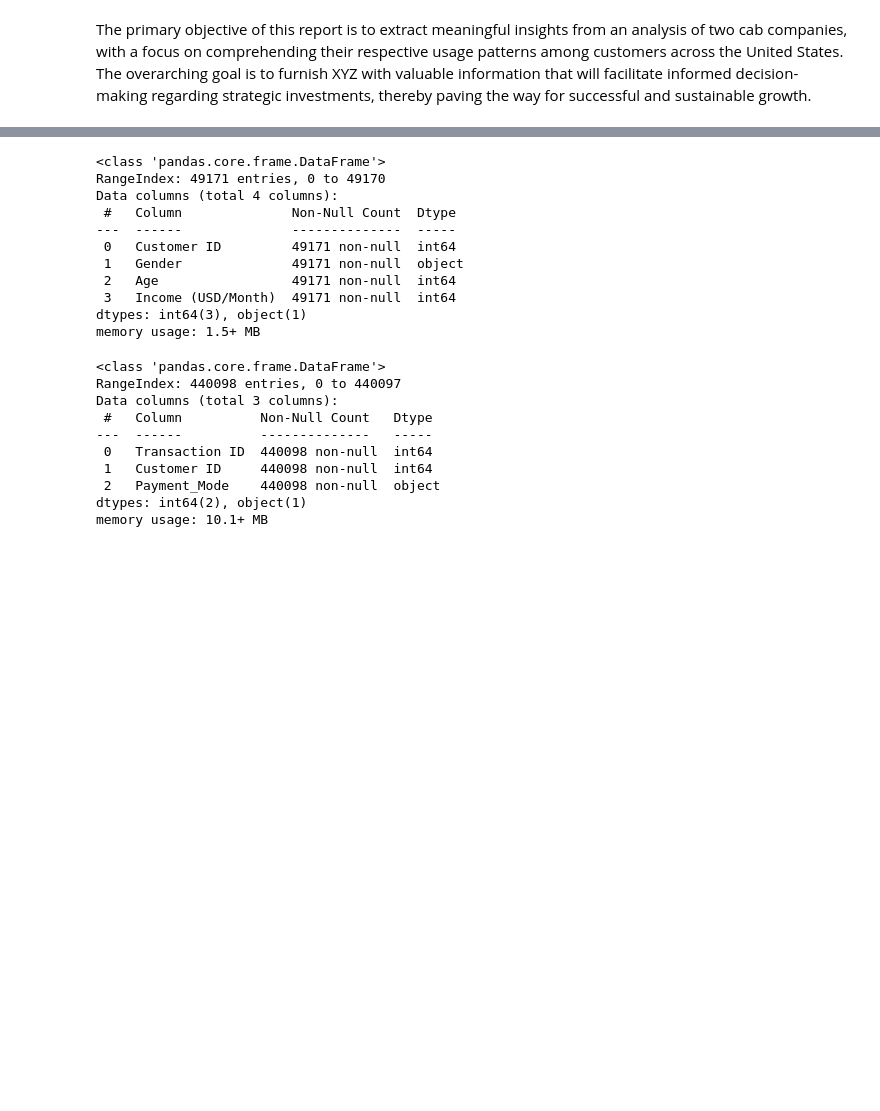
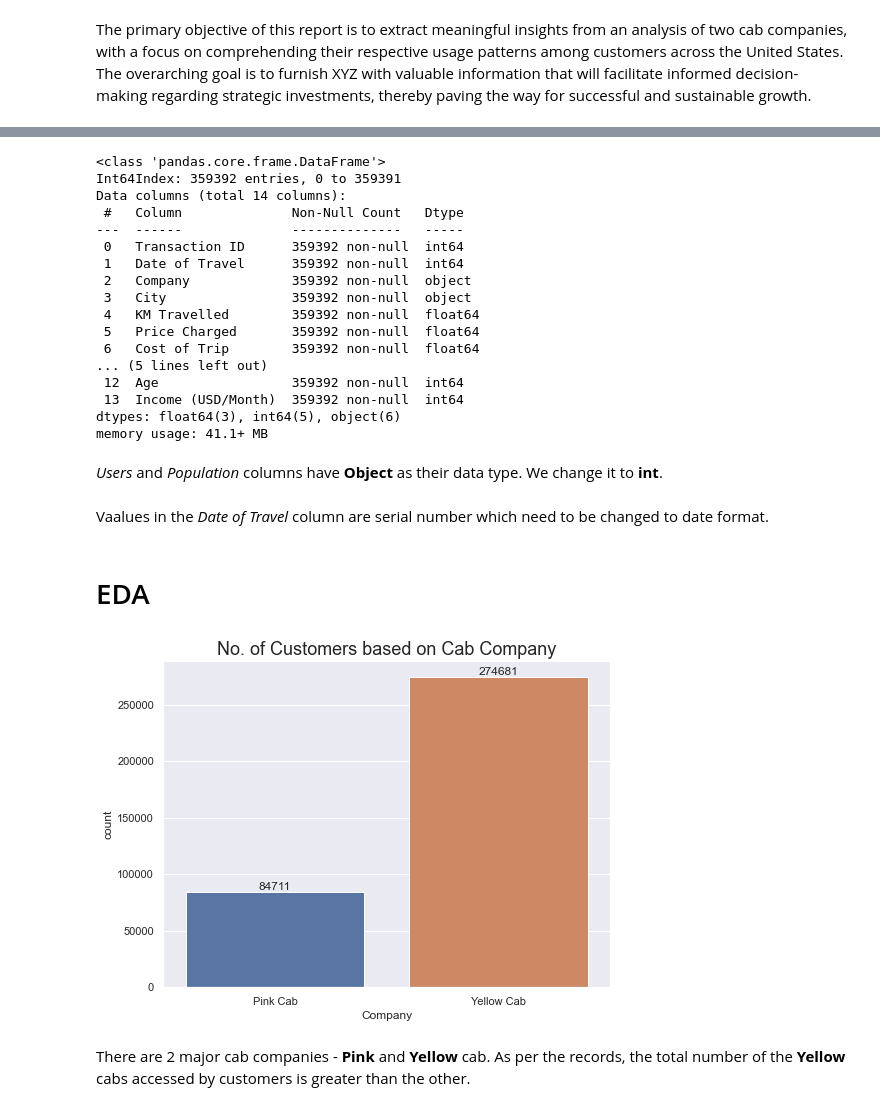
Before and after one commit to Ashish-Sasna/Data-Glacier, a Jupyter notebook: Week 2/Scripts/G2M_Insights.ipynb, the cells around one changed output, grey strips where cells are left out. Cells and saved outputs as stored; diff of their text form; code cells hidden in the pictures; blank space fills up the shorter version.

Commit message:
Merged datasets and preprocessed data

```diff
--- a/Week 2/Scripts/G2M_Insights.ipynb
+++ b/Week 2/Scripts/G2M_Insights.ipynb
@@ -47,0 +188,3 @@ trans_data = pd.read_csv(dataPath+'/Transaction_ID.csv',
+# %%
+merge_df2 = pd.merge(trans_data, cust_data, on='Customer ID', how='left')
+merge_df2.head(5)
@@ -77,0 +241,3 @@ memory usage: 608.0+ bytes
+# %%
+final_df = pd.merge(merge_df1, merge_df2, on='Transaction ID', how='left')
+final_df.head(5)
@@ -78,27 +251,43 @@ memory usage: 608.0+ bytes
 # %%
-cust_data.info()
+final_df.info()
 # %% [output]
 <class 'pandas.core.frame.DataFrame'>
-RangeIndex: 49171 entries, 0 to 49170
-Data columns (total 4 columns):
- #   Column              Non-Null Count  Dtype
----  ------              --------------  -----
- 0   Customer ID         49171 non-null  int64
- 1   Gender              49171 non-null  object
- 2   Age                 49171 non-null  int64
- 3   Income (USD/Month)  49171 non-null  int64
-dtypes: int64(3), object(1)
-memory usage: 1.5+ MB
+Int64Index: 359392 entries, 0 to 359391
+Data columns (total 14 columns):
+ #   Column              Non-Null Count   Dtype
+---  ------              --------------   -----
+ 0   Transaction ID      359392 non-null  int64
+ 1   Date of Travel      359392 non-null  int64
+ 2   Company             359392 non-null  object
+ 3   City                359392 non-null  object
+ 4   KM Travelled        359392 non-null  float64
+ 5   Price Charged       359392 non-null  float64
+ 6   Cost of Trip        359392 non-null  float64
+... (5 lines left out)
+ 12  Age                 359392 non-null  int64
+ 13  Income (USD/Month)  359392 non-null  int64
+dtypes: float64(3), int64(5), object(6)
+memory usage: 41.1+ MB
-# %%
-trans_data.info()
-# %% [output]
-<class 'pandas.core.frame.DataFrame'>
-RangeIndex: 440098 entries, 0 to 440097
-Data columns (total 3 columns):
- #   Column          Non-Null Count   Dtype
----  ------          --------------   -----
- 0   Transaction ID  440098 non-null  int64
- 1   Customer ID     440098 non-null  int64
- 2   Payment_Mode    440098 non-null  object
-dtypes: int64(2), object(1)
-memory usage: 10.1+ MB
+# %% [markdown]
+*Users* and *Population* columns have **Object** as their data type. We change it to **int**.
+# %%
+final_df['Users'] = final_df['Users'].str.replace(',', '').astype(np.int64)
+final_df['Population'] = final_df['Population'].str.replace(',', '').astype(np.int64)
+# %% [markdown]
+Vaalues in the *Date of Travel* column are serial number which need to be changed to date format.
+# %%
+final_df['Date of Travel'] = final_df['Date of Travel'].apply(lambda x: xlrd.xldate_as_datetime(x, 0).date())
+# %% [markdown]
+# EDA
+# %%
+sns.set(rc = {'figure.figsize':(8,6)})
+ax = sns.countplot(x='Company',
+                  data=final_df)
+ax.set_title('No. of Customers based on Cab Company',
+             fontsize=18)
+for label in ax.containers:
+    ax.bar_label(label)
+# %% [output]
+[figure, added]
+# %% [markdown]
+There are 2 major cab companies - **Pink** and **Yellow** cab. As per the records, the total number of the **Yellow** cabs accessed by customers is greater than the other.
```
Also changed, not shown: parts of 27 cells of this notebook.
